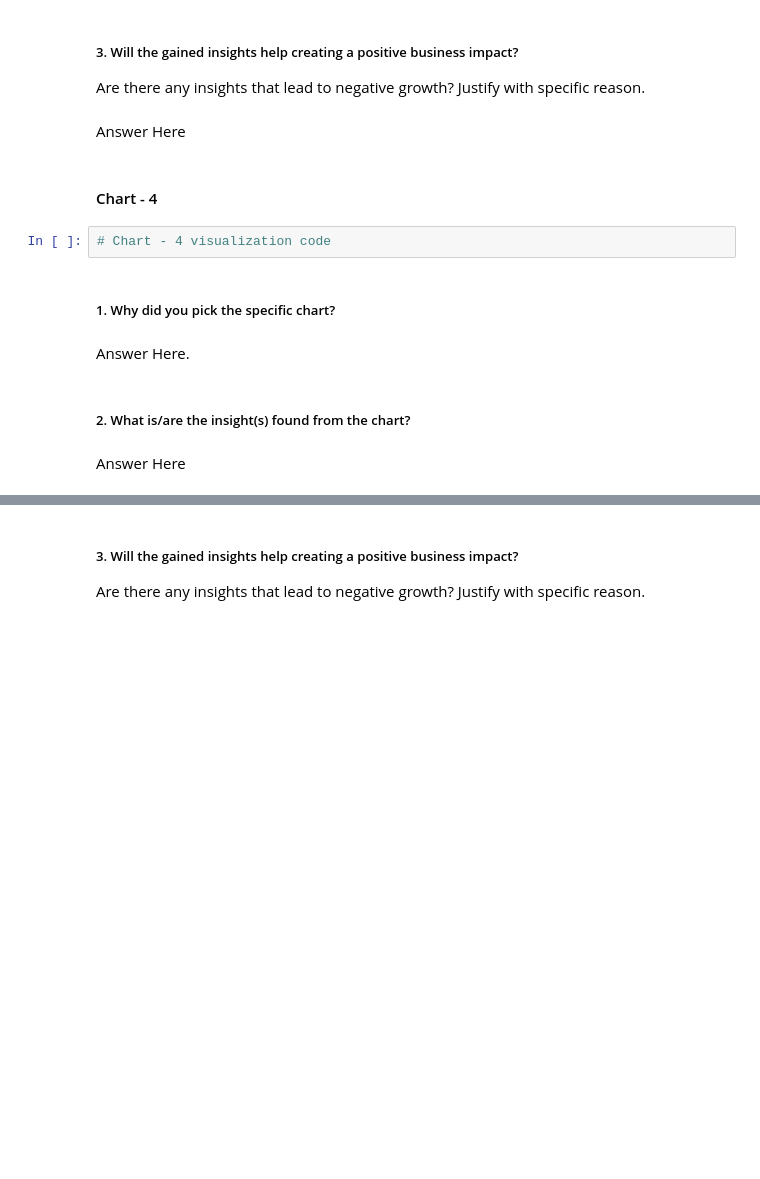
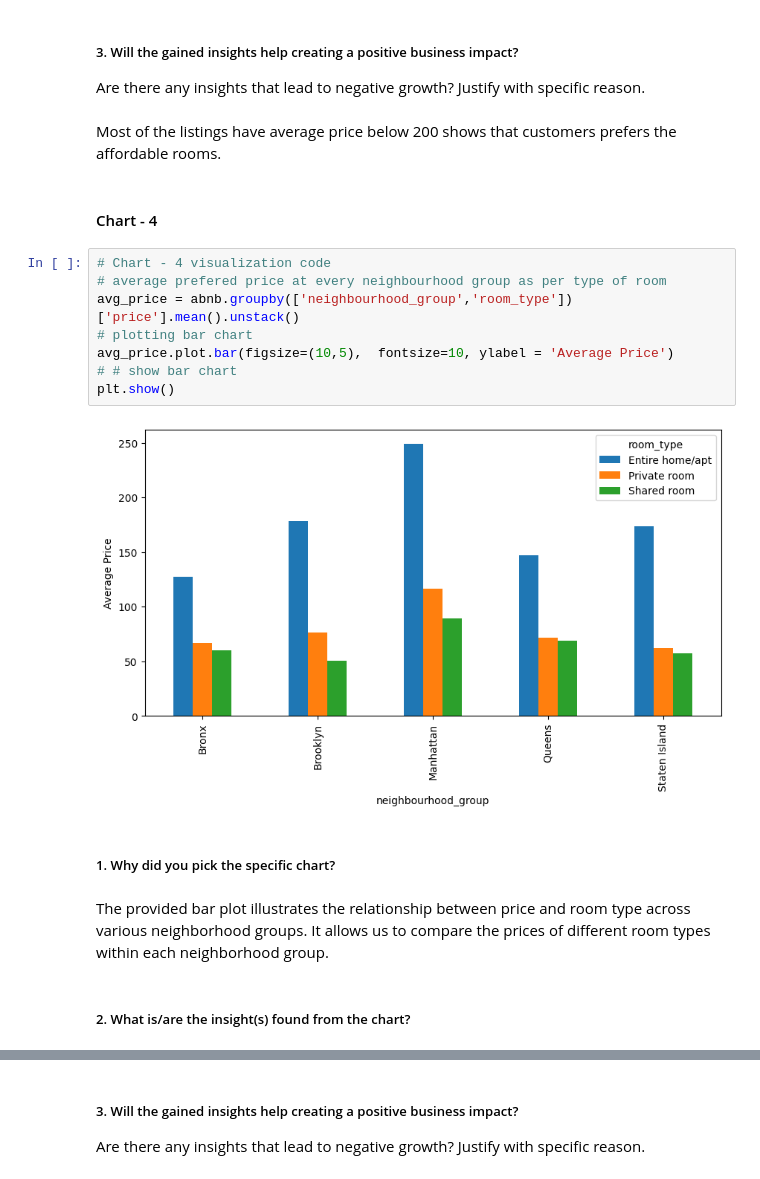
Before and after one commit to NRTPRIME/EDA-Capstone-Project-1-, a Jupyter notebook: EDA_Submission_Template.ipynb, the cells around one changed output, grey strips where cells are left out. Drawn from its saved outputs; the diff is of its cells as text; blank space fills up the shorter version.

```diff
--- a/EDA_Submission_Template.ipynb
+++ b/EDA_Submission_Template.ipynb
@@ -328,17 +339,24 @@ Answer Here
 # %% [markdown]
 ##### 3. Will the gained insights help creating a positive business impact?
 Are there any insights that lead to negative growth? Justify with specific reason.
-# %% [markdown]
-Answer Here
+# %% [markdown]
+Most of the listings have average price below 200 shows that customers prefers the affordable rooms.
 # %% [markdown]
 #### Chart - 4
-# %%
-# Chart - 4 visualization code
+# %%
+# Chart - 4 visualization code
+# average prefered price at every neighbourhood group as per type of room
+avg_price = abnb.groupby(['neighbourhood_group','room_type'])['price'].mean().unstack()
+# plotting bar chart
+avg_price.plot.bar(figsize=(10,5),  fontsize=10, ylabel = 'Average Price')
+# # show bar chart
+plt.show()
+# %% [output]
+[figure, added]
 # %% [markdown]
 ##### 1. Why did you pick the specific chart?
-# %% [markdown]
-Answer Here.
+# %% [markdown]
+
+The provided bar plot illustrates the relationship between price and room type across various neighborhood groups. It allows us to compare the prices of different room types within each neighborhood group.
 # %% [markdown]
 ##### 2. What is/are the insight(s) found from the chart?
-# %% [markdown]
-Answer Here
```
Also changed, not shown: parts of 27 cells of this notebook.
